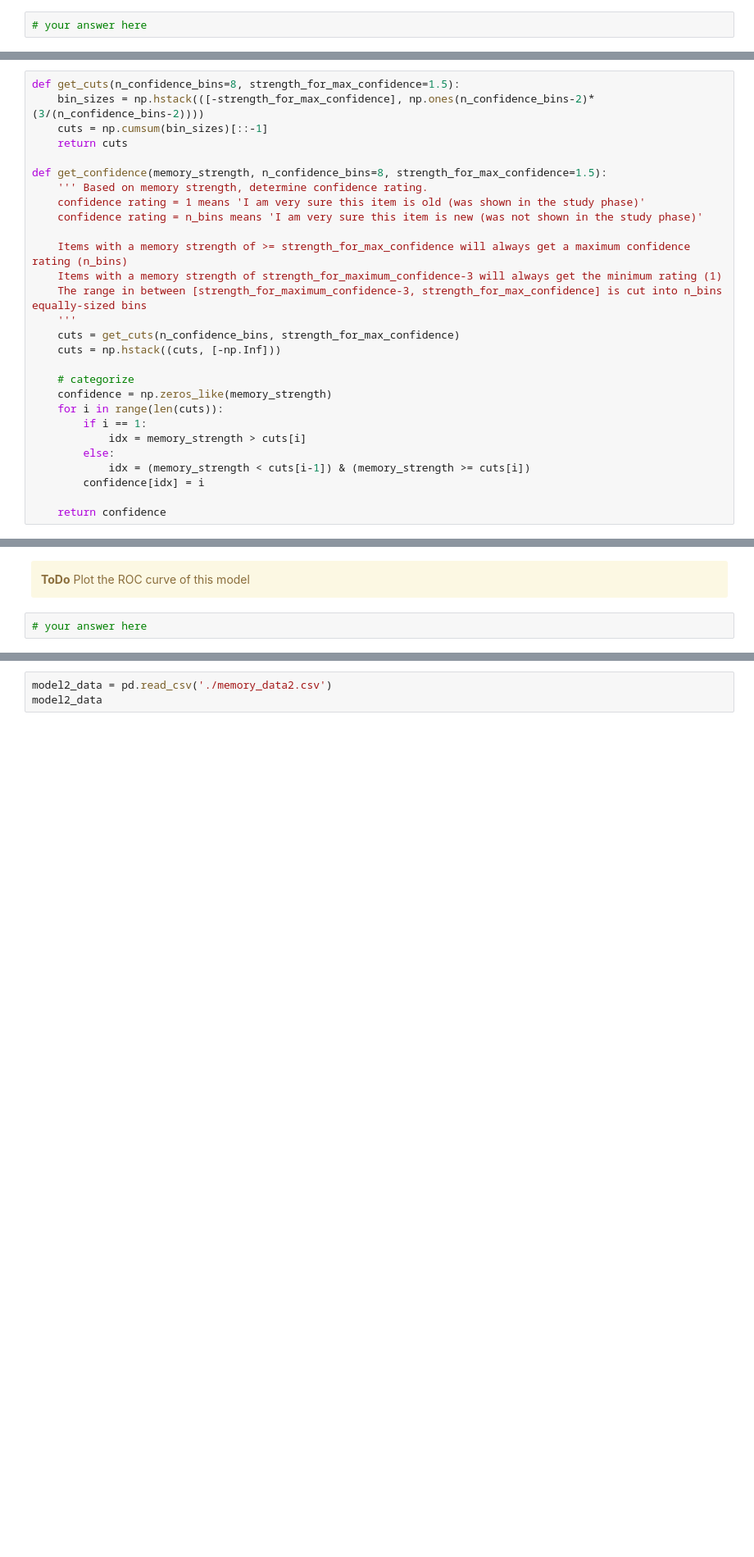
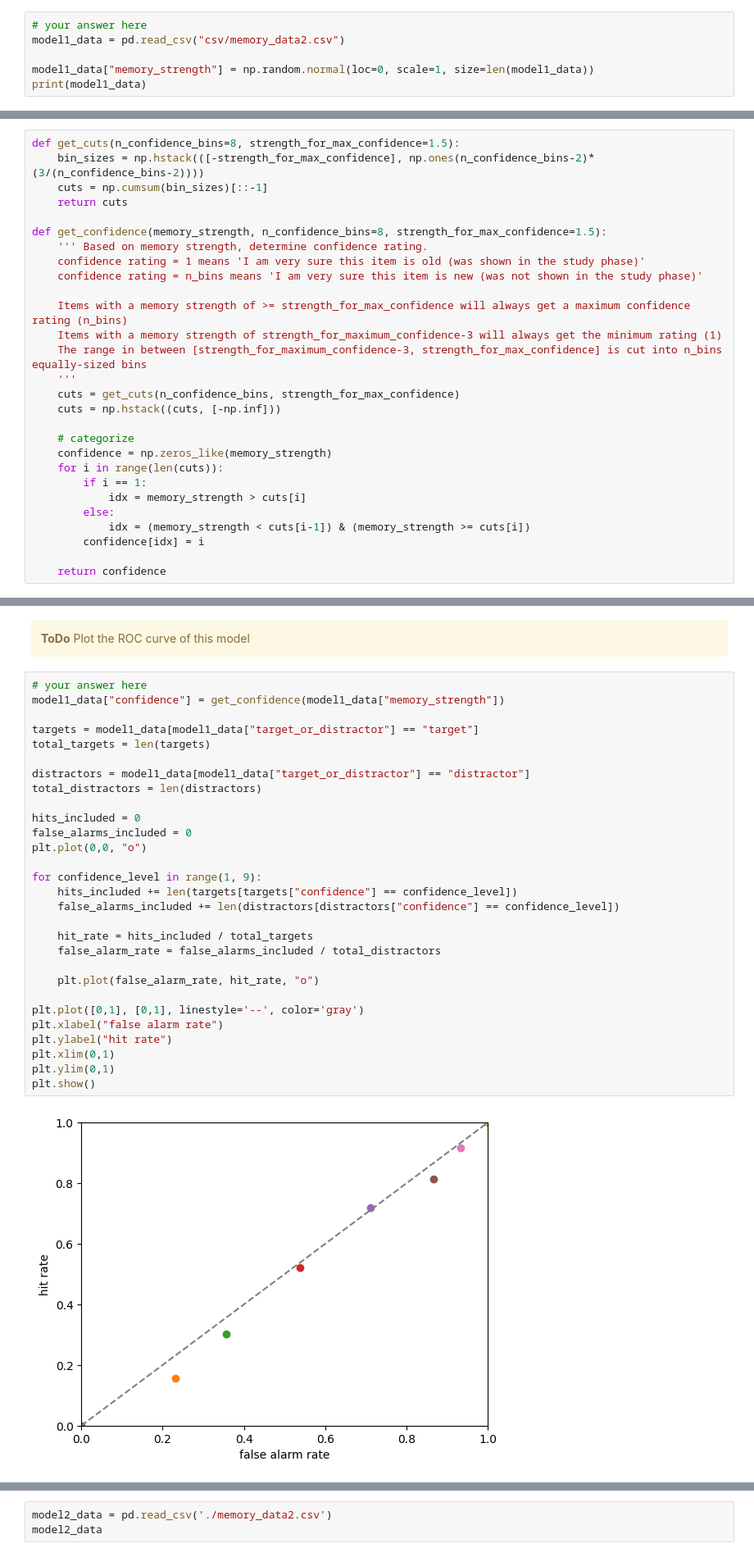
Before and after one commit to miavangellecum/cognition-and-computation, a Jupyter notebook: memory.ipynb, the cells around one changed output, grey strips where cells are left out. Shown at 82% size. Cells and saved outputs as stored; diff of their text form; blank space fills up the shorter version.

Commit message:
random guessing model

```diff
--- a/memory.ipynb
+++ b/memory.ipynb
@@ -191,3 +191,7 @@ Let's now simulate random guesses. The basic idea is that we assume that partici
 </div>
 # %%
 # your answer here
+model1_data = pd.read_csv("csv/memory_data2.csv")
+
+model1_data["memory_strength"] = np.random.normal(loc=0, scale=1, size=len(model1_data))
+print(model1_data)
@@ -209,7 +228,7 @@ def get_confidence(memory_strength, n_confidence_bins=8, strength_for_max_confid
     The range in between [strength_for_maximum_confidence-3, strength_for_max_confidence] is cut into n_bins equally-sized bins
     '''
     cuts = get_cuts(n_confidence_bins, strength_for_max_confidence)
-    cuts = np.hstack((cuts, [-np.Inf]))
+    cuts = np.hstack((cuts, [-np.inf]))
 
     # categorize
     confidence = np.zeros_like(memory_strength)
@@ -233,6 +250,35 @@ KeyError: 'memory_strength'
 </div>
 # %%
 # your answer here
+model1_data["confidence"] = get_confidence(model1_data["memory_strength"])
+
+targets = model1_data[model1_data["target_or_distractor"] == "target"]
+total_targets = len(targets)
+
+distractors = model1_data[model1_data["target_or_distractor"] == "distractor"]
+total_distractors = len(distractors)
+
+hits_included = 0
+false_alarms_included = 0
+plt.plot(0,0, "o")
+
+for confidence_level in range(1, 9):
+    hits_included += len(targets[targets["confidence"] == confidence_level])
+    false_alarms_included += len(distractors[distractors["confidence"] == confidence_level])
+
+    hit_rate = hits_included / total_targets
+    false_alarm_rate = false_alarms_included / total_distractors
+
+    plt.plot(false_alarm_rate, hit_rate, "o")
+
+plt.plot([0,1], [0,1], linestyle='--', color='gray')
+plt.xlabel("false alarm rate")
+plt.ylabel("hit rate")
+plt.xlim(0,1)
+plt.ylim(0,1)
+plt.show()
+# %% [output]
+[figure, added]
 # %% [markdown]
 ### Formal Model 2: UVSD
 
```
Also changed, not shown: parts of 3 cells of this notebook.
